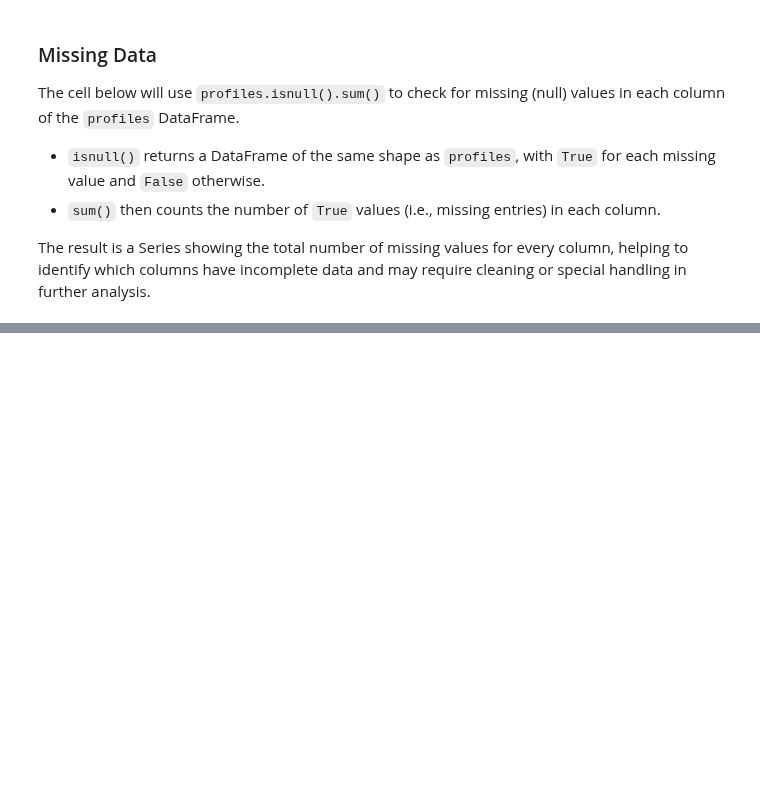
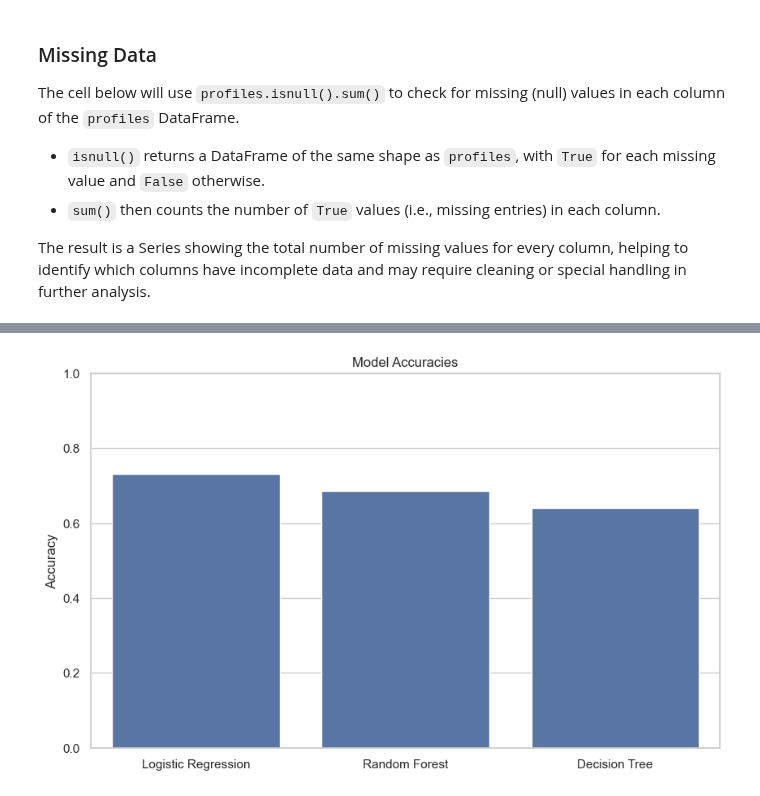
Before and after one commit to nsmith7atafi/OKCupid_Project, a Jupyter notebook: date-a-scientist.ipynb, the cells around one changed output, grey strips where cells are left out. Cells and saved outputs as stored; diff of their text form; code cells hidden in the pictures; blank space fills up the shorter version.

```diff
--- a/date-a-scientist.ipynb
+++ b/date-a-scientist.ipynb
@@ -1016,0 +696,11 @@ Machine learning models cannot meaningfully predict zodiac sign from the availab
+# %%
+# Initalize the Decision Tree Classifier and fit it to the scaled training data
+decision_tree_model = DecisionTreeClassifier(random_state=random_seed).fit(X_train_scaled, y_train)
+# Make predictions on the validation set
+y_val_pred_tree = decision_tree_model.predict(X_val_scaled)
+# Calculate the accuracy of the decision tree model
+decision_tree_accuracy = accuracy_score(y_val, y_val_pred_tree)
+print(f"Decision Tree Accuracy: {decision_tree_accuracy:.4f}")
+# Print the classification report for the decision tree model
+print("Decision Tree Classification Report:")
+print(classification_report(y_val, y_val_pred_tree))
@@ -1016,0 +779,15 @@ Machine learning models cannot meaningfully predict zodiac sign from the availab
+# %%
+# Plot the accuracy of the three models
+model_accuracies = {
+    'Logistic Regression': logistic_accuracy,
+    'Random Forest': random_forest_accuracy,
+    'Decision Tree': decision_tree_accuracy
+}
+plt.figure(figsize=(10, 6))
+sns.barplot(x=list(model_accuracies.keys()), y=list(model_accuracies.values()))
+plt.title('Model Accuracies')
+plt.ylabel('Accuracy')
+plt.ylim(0, 1)
+plt.show()
+# %% [output]
+[figure, added]
```
Also changed, not shown: parts of 74 cells of this notebook.
